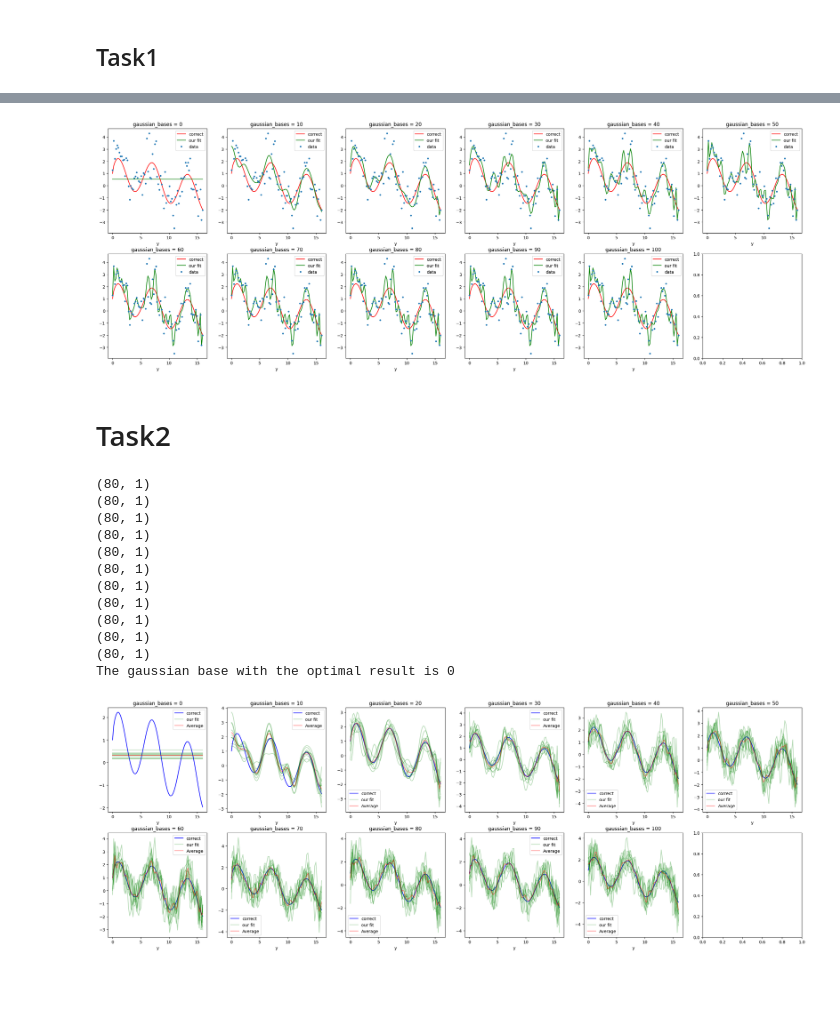
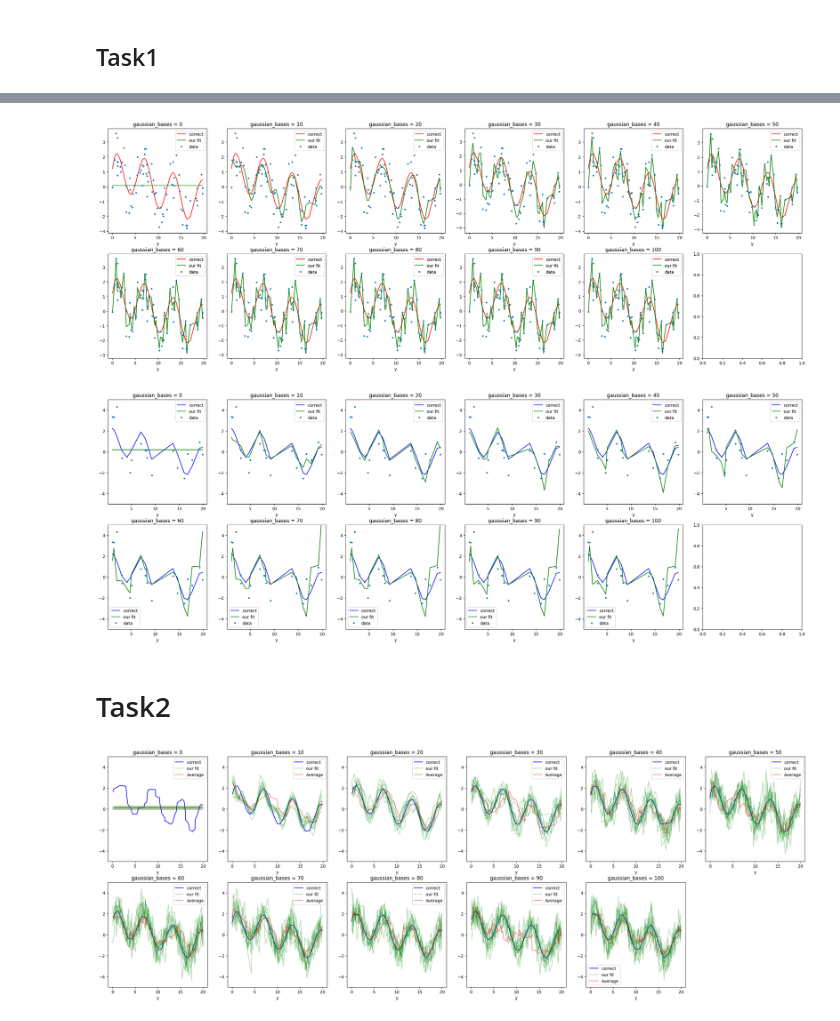
Before and after one commit to Wilbur0912/comp551, a Jupyter notebook: assignment2.ipynb, the cells around one changed output, grey strips where cells are left out. Saved outputs shown, nothing was run; the diff lists cells and outputs as text; code cells hidden in the pictures; blank space fills up the shorter version.

Commit message:
10 test data graph fixed

```diff
--- a/assignment2.ipynb
+++ b/assignment2.ipynb
@@ -27,7 +27,8 @@ class GaussianRegression:
             y = y[:, None]
         N = X.shape[0]
         if self.add_bias:
-            X = np.column_stack([X, np.ones(N)])
+            #X = np.column_stack([X, np.ones(N)])
+            X = np.hstack((np.ones((X.shape[0], 1)), X))
         #self.w = np.linalg.lstsq(X, y, rcond=None)[0]
         self.w = np.linalg.pinv(X.T@X)@ X.T@y
         return self
@@ -37,7 +38,8 @@ class GaussianRegression:
 
         if self.add_bias:
             N = X.shape[0]
-            X = np.column_stack([X, np.ones(N)])
+            #X = np.column_stack([X, np.ones(N)])
+            X = np.hstack((np.ones((X.shape[0], 1)), X))
 
         return X @ self.w
 # %%
@@ -55,7 +57,7 @@ def generate_data(n, train=0.8):
 
   train_size = int(n * train)
 
-  x = np.linspace(0, 20, n)
+  x = np.random.uniform(0, 20, n)
   e = np.random.normal(0, 1, n)
 
   x_train = np.sort(x[: train_size])
@@ -144,7 +146,26 @@ for i in range(11):
     ax[i].set_title(f'gaussian_bases = {gaussian_bases[i]}')
     ax[i].legend()
 # %% [output]
-[figure, old version]
+[figure, new version]
+# %%
+# the result of test data for 10 kinds of gaussian bases
+fig, ax = plt.subplots(2,6,figsize=(30,10))
+
+gaussian = lambda x,mu,sigma: np.exp(-((x-mu)/sigma)**2)
+
+ax = ax.flatten()
+for i in range(11):
+    y_test_predict = model_list[i].fit(X_train,y_train).predict(X_test)
+    ax[i].plot(X_test, f(X_test), 'b-', label='correct')
+    ax[i].plot(X_test, y_test_predict, 'g-', label='our fit')
+    ax[i].plot(X_test, y_test, '.', label='data')
+    ax[i].set_xlabel('x')
+    ax[i].set_xlabel('y')
+    ax[i].set_title(f'gaussian_bases = {gaussian_bases[i]}')
+    ax[i].legend()
+    ax[i].set_ylim(-5, 5)
+# %% [output]
+[figure, added]
 # %% [markdown]
 # Task2
 # %%
@@ -164,54 +185,34 @@ for i, base in enumerate(gaussian_bases):
     X_train_sum = np.zeros((80,))
     y_train_predict_sum = np.zeros((80,1))
     for j in range(10): ## generate 10 times of data
         X_train, X_test, y_train, y_test = generate_data(100)
         y_true_train = f(X_train)
         model = GaussianRegression(base)
         y_train_predict = model.fit(X_train,y_train).predict(X_train)
         mss_train = (y_train_predict - y_true_train)**2
         sum_mss_train += np.sum(mss_train)
 
         y_test_predict = model.predict(X_test)
         mss_test = (y_test_predict - y_test)**2
         sum_mss_test += np.sum(mss_test)
         ax[i].plot(X_train, y_train_predict, 'g-',alpha=0.3, label='our fit' if j == 0 else '')
 
 
         y_train_predict_sum += y_train_predict # calculate the average
 
     ax[i].plot(X_train, y_train_predict_sum/10, 'r-',alpha=0.5, label='Average')  # edit it
 
     ax[i].set_xlabel('x')
     ax[i].set_xlabel('y')
     ax[i].set_title(f'gaussian_bases = {gaussian_bases[i]}')
     ax[i].legend()
+    ax[i].set_ylim(-5, 5)
 
     sum_mss_train = sum_mss_train/10
     sum_mss_test = sum_mss_test/10
     mss_train_list.append(sum_mss_train)
     mss_test_list.append(sum_mss_test)
-
-
-    min_test_value, min_i = mss_test_list[0], 0
-for i in range(11):
-    cur = mss_test_list[i]
-    if cur < min_test_value:
-        min_test_value = cur
-        min_i = i
-
-print(f'The gaussian base with the optimal result is {gaussian_bases[min_i]}')
+ax[11].set_visible(False)
 # %% [output]
-(80, 1)
-(80, 1)
-(80, 1)
-(80, 1)
-(80, 1)
-(80, 1)
-(80, 1)
-(80, 1)
-(80, 1)
-(80, 1)
-(80, 1)
-The gaussian base with the optimal result is 0
-[figure, old version]
+[figure, new version]
 # %%
```
Also changed, not shown: parts of 5 cells of this notebook.
